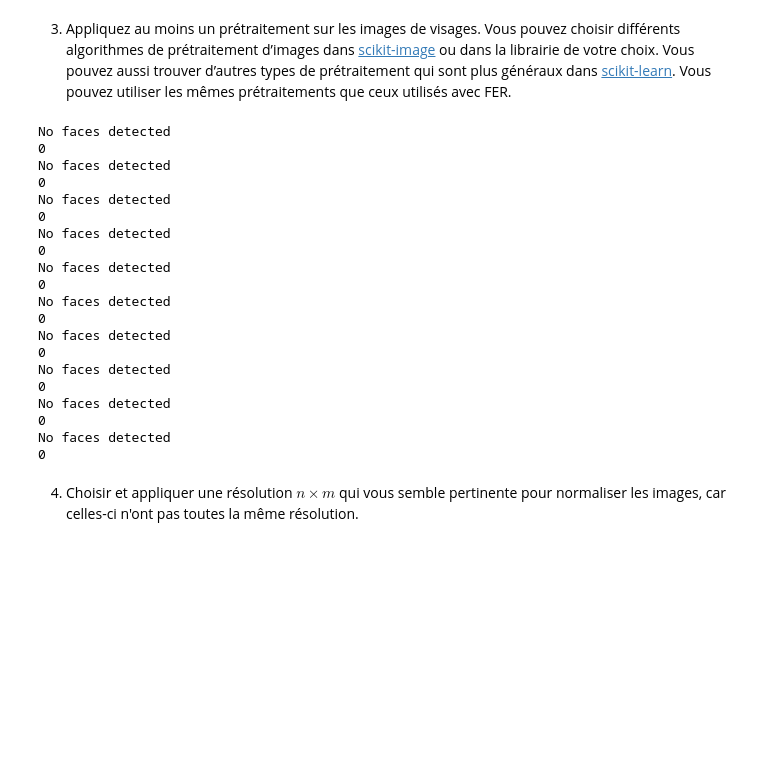
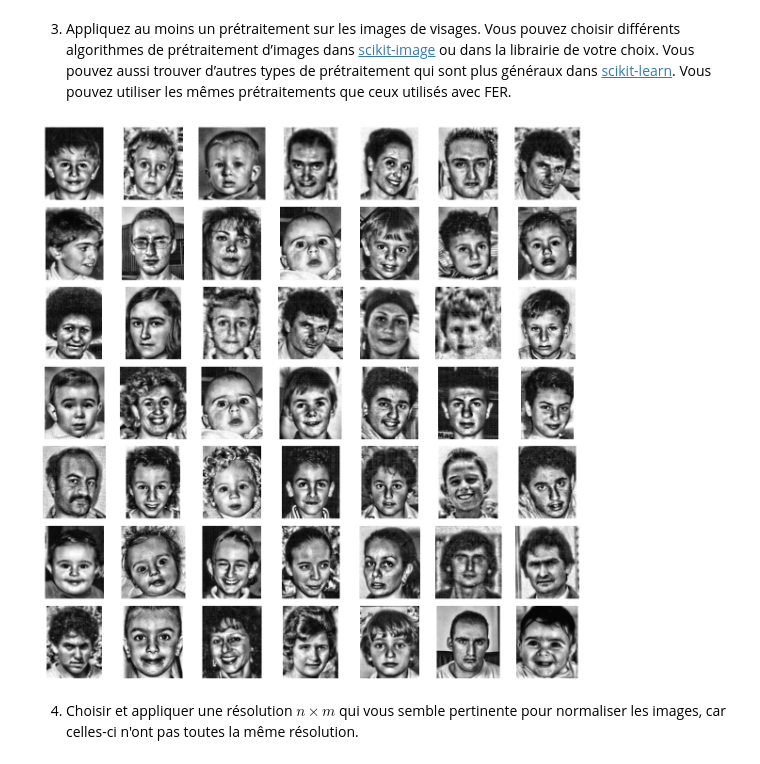
Before and after one commit to Scammaz/771-lab2, a Jupyter notebook: Lab5.ipynb, the cells around one changed output. Saved outputs shown, nothing was run; the diff lists cells and outputs as text; code cells hidden in the pictures; blank space fills up the shorter version.

```diff
--- a/Lab5.ipynb
+++ b/Lab5.ipynb
@@ -76,11 +76,10 @@ def detect_faces_face_recognition(image_array):
 def detect_faces_mtcnn(image_array):
     # Initialize the MTCNN face detector
 
-
     # Detect faces
     faces = detector.detect_faces(image_array)
+    return 1 if len(faces) > 0 else 0
 
-    return faces
 
 def getId_Age_from_fileName(fileName):
     s1 = fileName.split(".")
@@ -240,8 +239,8 @@ for images in X_data_list:
         print("Image contains NaNs")
     if detect_faces_face_recognition(images) != 1:
         print("Face not detected for image", inti,  Z_data[inti], Y_data[inti])
-        plt.imshow(images)
-        plt.show()
+        #plt.imshow(images)
+        #plt.show()
         bad_images.append(images)
         indexes.append(inti)
         nmb += 1
@@ -335,42 +333,2 @@ Total images with no faces detected:  2
 # %% [markdown]
 3. Appliquez au moins un prétraitement sur les images de visages. Vous pouvez choisir différents algorithmes de prétraitement d’images dans [scikit-image](https://scikit-image.org/docs/stable/api/api.html) ou dans la librairie de votre choix. Vous pouvez aussi trouver d’autres types de prétraitement qui sont plus généraux dans [scikit-learn](https://scikit-learn.org/stable/modules/preprocessing.html#preprocessing). Vous pouvez utiliser les mêmes prétraitements que ceux utilisés avec FER.
-# %%
-import face_recognition
-import cv2
-
-def detect_faces_face_recognition(image_array):
-    # Detect faces
-    face_locations = face_recognition.face_locations(image_array)
-
-    # Return 1 if faces are detected, otherwise return 0
-    return 1 if len(face_locations) > 0 else 0
-
-for i in range (10):
-    image = X_data[i]
-    result = detect_faces_face_recognition(image)
-    if result == 1:
-        print("Faces detected")
-    else:
-        print("No faces detected")
-    print(result)
-# %% [output]
-No faces detected
-0
-No faces detected
-0
-No faces detected
-0
-No faces detected
-0
-No faces detected
-0
-No faces detected
-0
-No faces detected
-0
-No faces detected
-0
-No faces detected
-0
-No faces detected
-0
@@ -377,2 +382,23 @@ No faces detected
+# %%
+# Create a figure with a larger size
+plt.figure(figsize=(12, 12))
+
+# Plotting each image in a 7x7 grid
+num_rows = 7
+num_cols = 7
+
+for i in range(num_rows * num_cols):
+    plt.subplot(num_rows, num_cols, i + 1)
+    random_index = np.random.randint(0, len(X_data_list))
+    plt.imshow(X_data_processed[random_index], cmap='gray')
+    plt.axis('off')
+
+# Adjust layout to prevent overlapping of subplots
+plt.tight_layout()
+
+# Show the plot
+plt.show()
+# %% [output]
+[figure, added]
 # %% [markdown]
 4. Choisir et appliquer une résolution $n\times m$ qui vous semble pertinente pour normaliser les images, car celles-ci n'ont pas toutes la même résolution.
```
Also changed, not shown: parts of 10 cells of this notebook.
